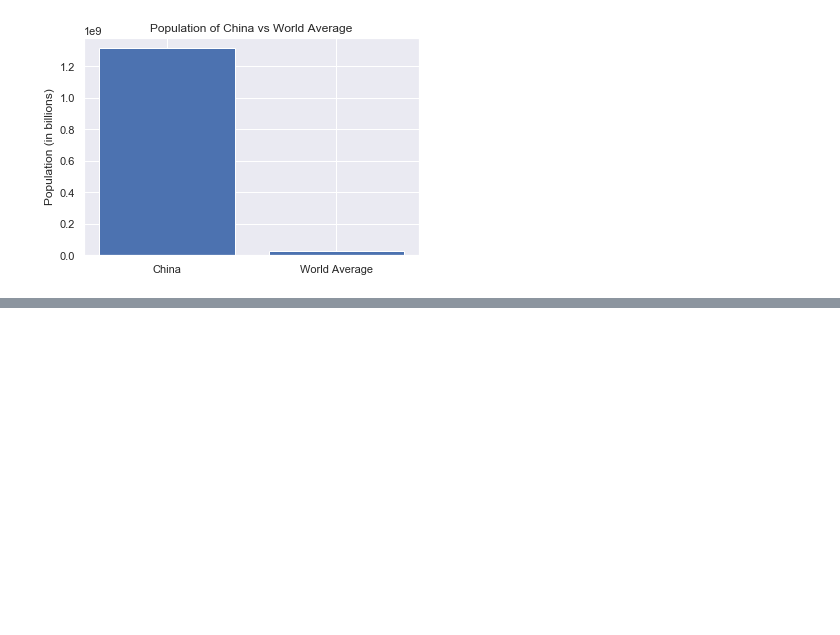
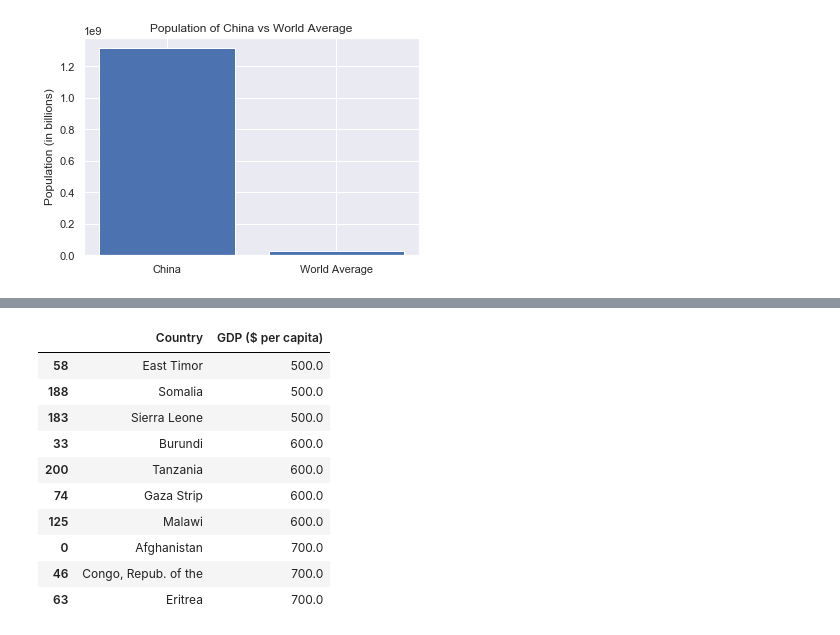
Before and after one commit to npally/DataSciencePortfolio, a Jupyter notebook: countries/Country Data.ipynb, the cells around one changed output, grey strips where cells are left out. Saved outputs shown, nothing was run; the diff lists cells and outputs as text; code cells hidden in the pictures; blank space fills up the shorter version.

```diff
--- a/countries/Country Data.ipynb
+++ b/countries/Country Data.ipynb
@@ -146,0 +166,15 @@ plt.show()
+# %%
+gdp_bottom_ten = gdp.sort_values(by=['GDP ($ per capita)'], ascending=True).head(10)
+gdp_bottom_ten
+# %% [output]
+|  | Country | GDP ($ per capita) |
+| 58 | East Timor | 500.0 |
+| 188 | Somalia | 500.0 |
+| 183 | Sierra Leone | 500.0 |
+| 33 | Burundi | 600.0 |
+| 200 | Tanzania | 600.0 |
+| 74 | Gaza Strip | 600.0 |
+| 125 | Malawi | 600.0 |
+| 0 | Afghanistan | 700.0 |
+| 46 | Congo, Repub. of the | 700.0 |
+| 63 | Eritrea | 700.0 |
```
Also changed, not shown: parts of 8 cells of this notebook.
